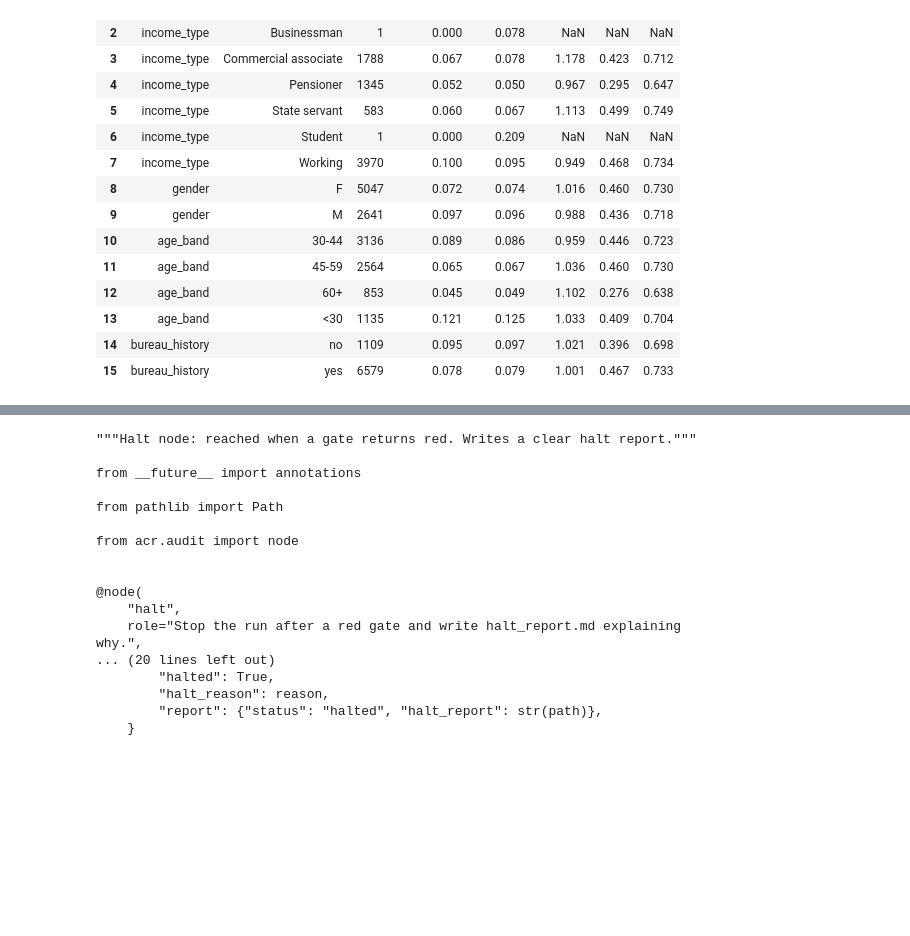
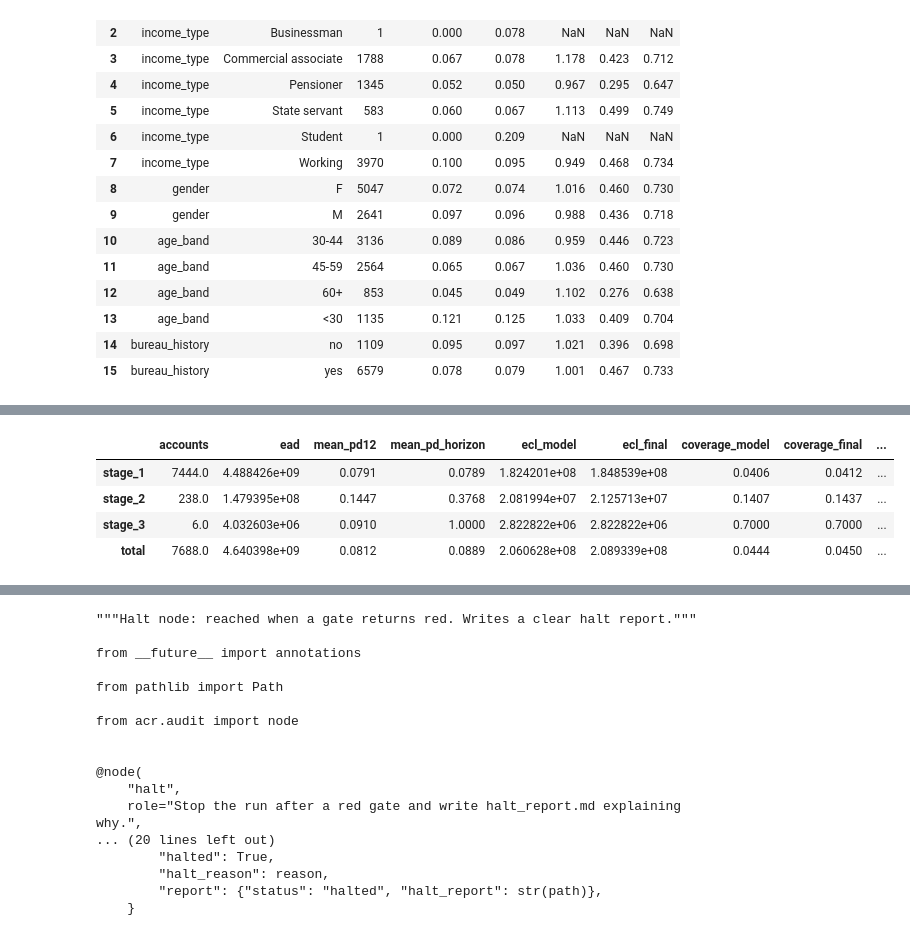
Before and after one commit to pranayvasa/agentic-credit-risk-pd-ecl, a Jupyter notebook: notebooks/pipeline_walkthrough.ipynb, the cells around one changed output, grey strips where cells are left out. Saved outputs shown, nothing was run; the diff lists cells and outputs as text; code cells hidden in the pictures; blank space fills up the shorter version.

```diff
--- a/notebooks/pipeline_walkthrough.ipynb
+++ b/notebooks/pipeline_walkthrough.ipynb
@@ -1221,0 +1349,9 @@ display(pd.read_csv(v["paths"]["segments_oot"]).round(3))
+# %%
+from acr.nodes.ecl import ecl
+
+step(ecl, state)
+E = state["ecl"]
+print("book:", E["book"])
+print("implied monthly rates:", E["assumptions"]["implied_monthly_rates"])
+print("stage counts:", E["stage_counts"], "| triggers:", E["stage_triggers"])
+print("QC checks:", E["checks"])
@@ -1221,0 +1364,9 @@ display(pd.read_csv(v["paths"]["segments_oot"]).round(3))
+# %%
+# ECL by stage: model ECL, after RBI floors (final), coverage and realised default rate
+display(pd.read_csv(E["paths"]["by_stage"], index_col=0).round(4))
+# %% [output]
+|  | accounts | ead | mean_pd12 | mean_pd_horizon | ecl_model | ecl_final | coverage_model | coverage_final | ... |
+| stage_1 | 7444.0 | 4.488426e+09 | 0.0791 | 0.0789 | 1.824201e+08 | 1.848539e+08 | 0.0406 | 0.0412 | ... |
+| stage_2 | 238.0 | 1.479395e+08 | 0.1447 | 0.3768 | 2.081994e+07 | 2.125713e+07 | 0.1407 | 0.1437 | ... |
+| stage_3 | 6.0 | 4.032603e+06 | 0.0910 | 1.0000 | 2.822822e+06 | 2.822822e+06 | 0.7000 | 0.7000 | ... |
+| total | 7688.0 | 4.640398e+09 | 0.0812 | 0.0889 | 2.060628e+08 | 2.089339e+08 | 0.0444 | 0.0450 | ... |
```
Also changed, not shown: parts of 18 cells of this notebook, 13 other files.
